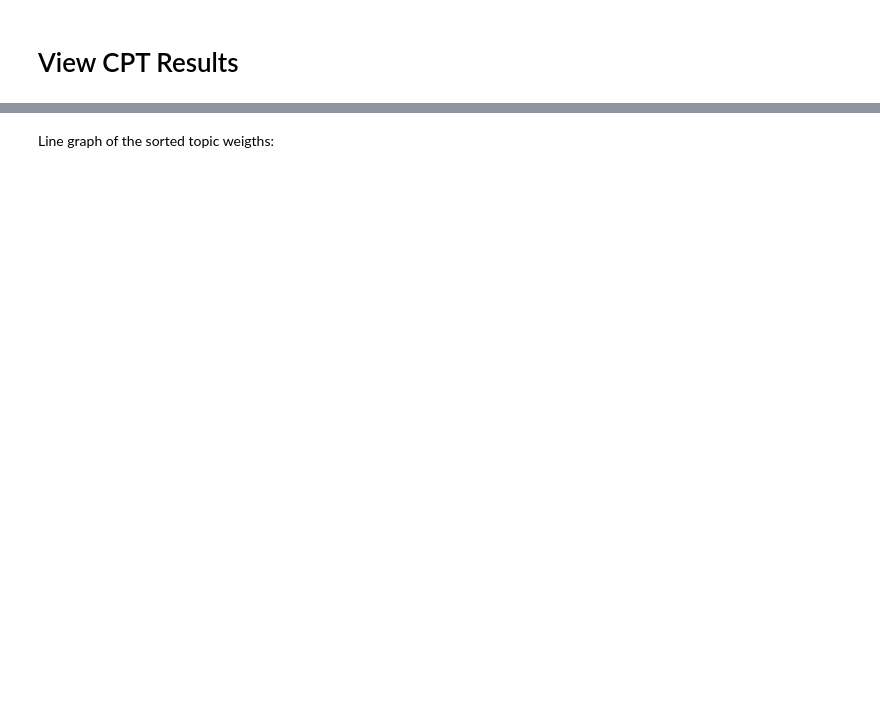
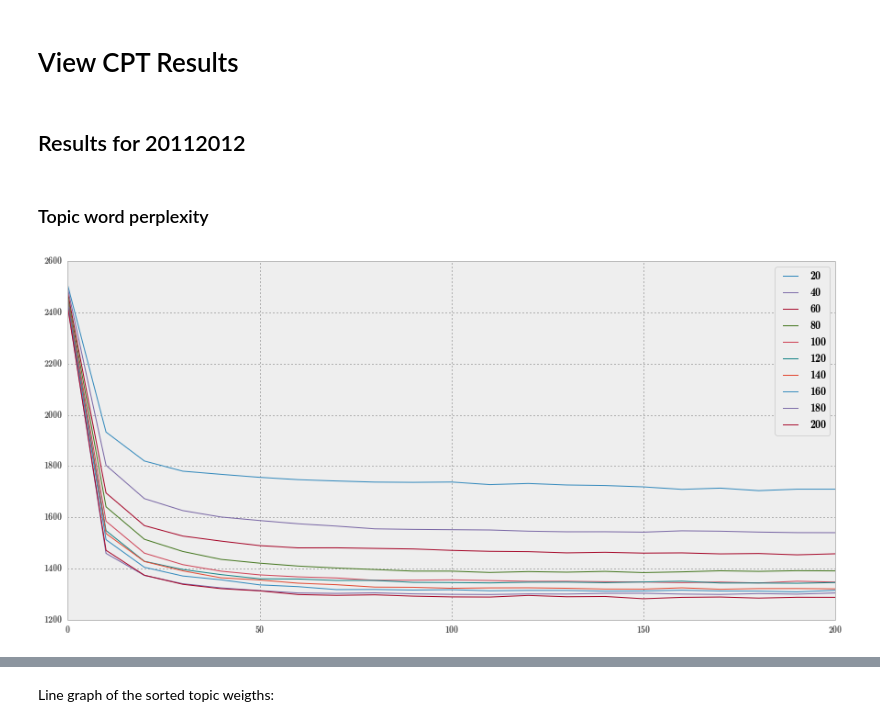
Before and after one commit to jvdzwaan/dilipad, a Jupyter notebook: View_CPT_results.ipynb, the cells around one changed output, grey strips where cells are left out. Cells and saved outputs as stored; diff of their text form; code cells hidden in the pictures; blank space fills up the shorter version.

```diff
--- a/View_CPT_results.ipynb
+++ b/View_CPT_results.ipynb
@@ -12,0 +13,13 @@ plt.rcParams['figure.figsize'] = (20, 7)
+# %% [markdown]
+## Results for 20112012
+# %% [markdown]
+### Topic word perplexity
+# %%
+import os
+
+results_dir = '/home/jvdzwaan/data/dilipad/results/20112012/'
+
+perplexity_topic = pd.read_csv(os.path.join(results_dir, 'perplexity_topic.csv'), index_col=0)
+perplexity_topic.plot();
+# %% [output]
+[figure, added]
```
Also changed, not shown: parts of 16 cells of this notebook.
